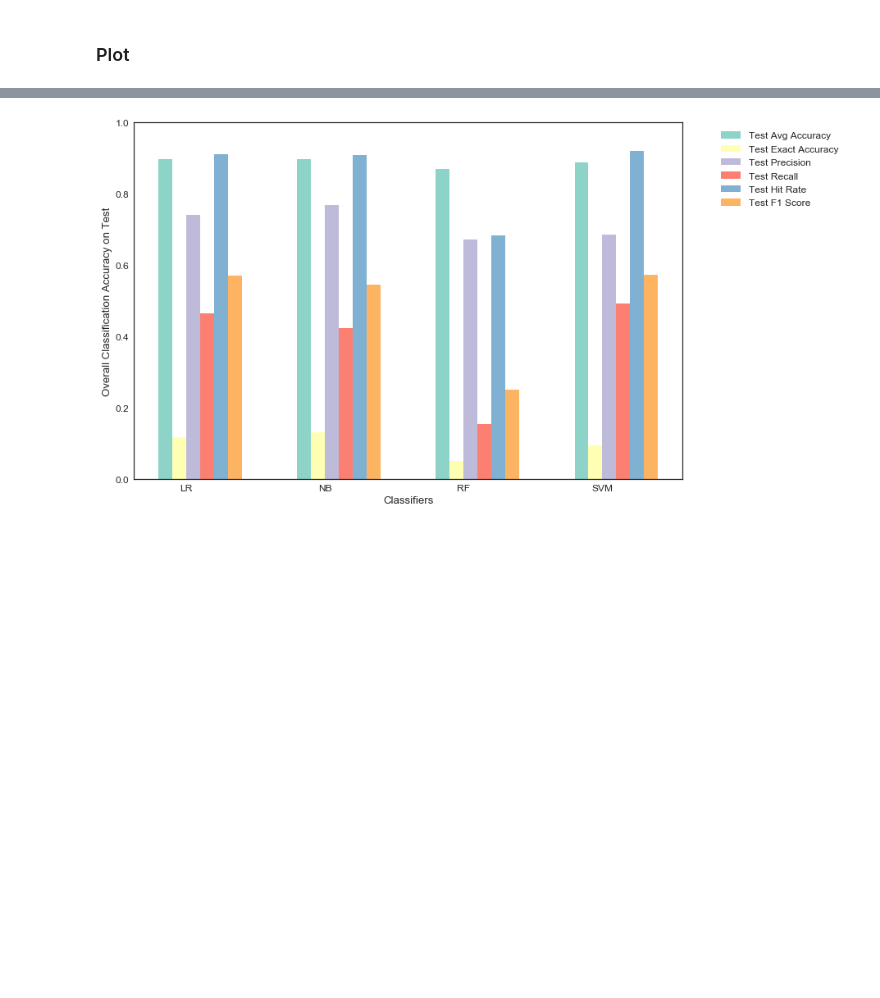
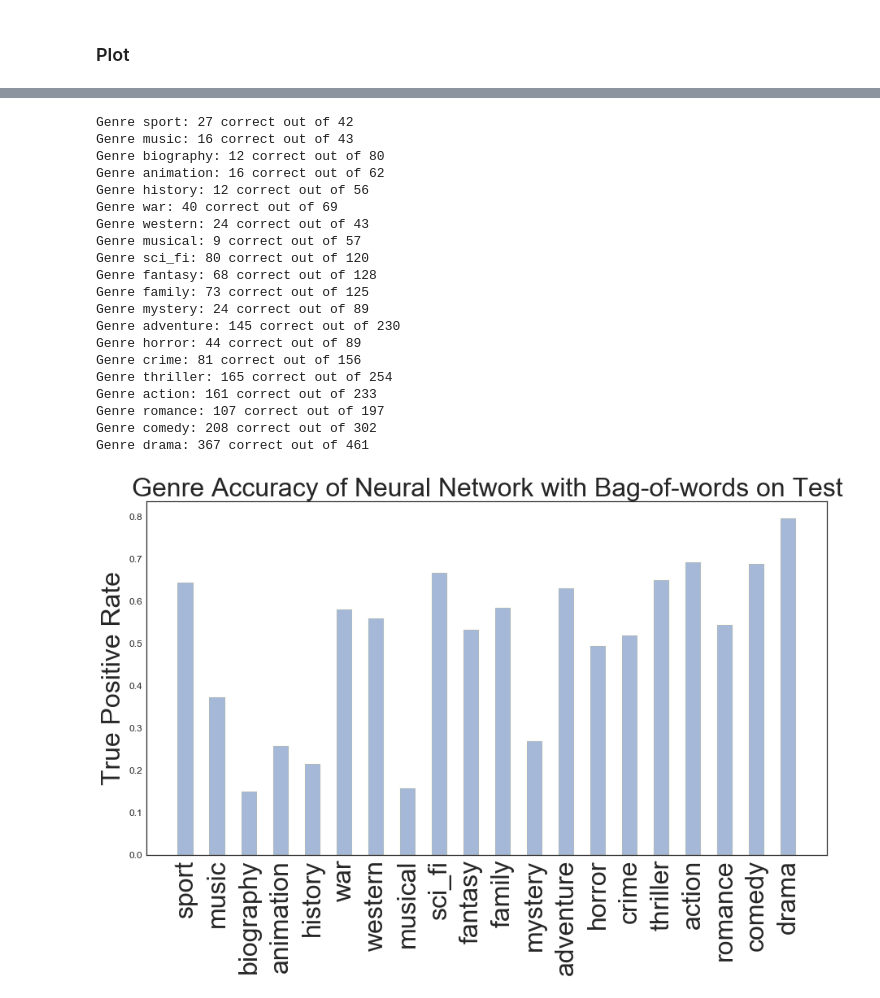
Before and after one commit to BoyuanSun930/cs209b-g6-movie, a Jupyter notebook: Bag_of_words.ipynb, the cells around one changed output, grey strips where cells are left out. Drawn from its saved outputs; the diff is of its cells as text; code cells hidden in the pictures; blank space fills up the shorter version.

```diff
--- a/Bag_of_words.ipynb
+++ b/Bag_of_words.ipynb
@@ -373,14 +481,24 @@ plt.show()
-# %%
-bar_width = 0.1
-plt.figure(figsize = (12,8))
-for i,idx in enumerate(score_df.index[6:12]):
-    plt.bar(np.arange(4)+i*bar_width, score_df.loc[idx],
-            bar_width, color=sns.color_palette("Set3")[i], label=idx)
-plt.xticks(np.arange(4)+0.15, score_df.columns)
-plt.ylabel('Overall Classification Accuracy on Test')
-plt.xlabel('Classifiers')
-plt.legend(loc='upper right', bbox_to_anchor=(1.3, 1))
-plt.ylim(0,1)
-plt.show()
-# %% [output]
-[figure, removed]
+# %%
+genre_acc(y_test, nn_test_pred, genre_dict, "Genre Accuracy of Neural Network with Bag-of-words on Test", is_neural_net = True, thres = 0.5)
+# %% [output]
+Genre sport: 27 correct out of 42
+Genre music: 16 correct out of 43
+Genre biography: 12 correct out of 80
+Genre animation: 16 correct out of 62
+Genre history: 12 correct out of 56
+Genre war: 40 correct out of 69
+Genre western: 24 correct out of 43
+Genre musical: 9 correct out of 57
+Genre sci_fi: 80 correct out of 120
+Genre fantasy: 68 correct out of 128
+Genre family: 73 correct out of 125
+Genre mystery: 24 correct out of 89
+Genre adventure: 145 correct out of 230
+Genre horror: 44 correct out of 89
+Genre crime: 81 correct out of 156
+Genre thriller: 165 correct out of 254
+Genre action: 161 correct out of 233
+Genre romance: 107 correct out of 197
+Genre comedy: 208 correct out of 302
+Genre drama: 367 correct out of 461
+[figure, added]
```
Also changed, not shown: parts of 26 cells of this notebook.
